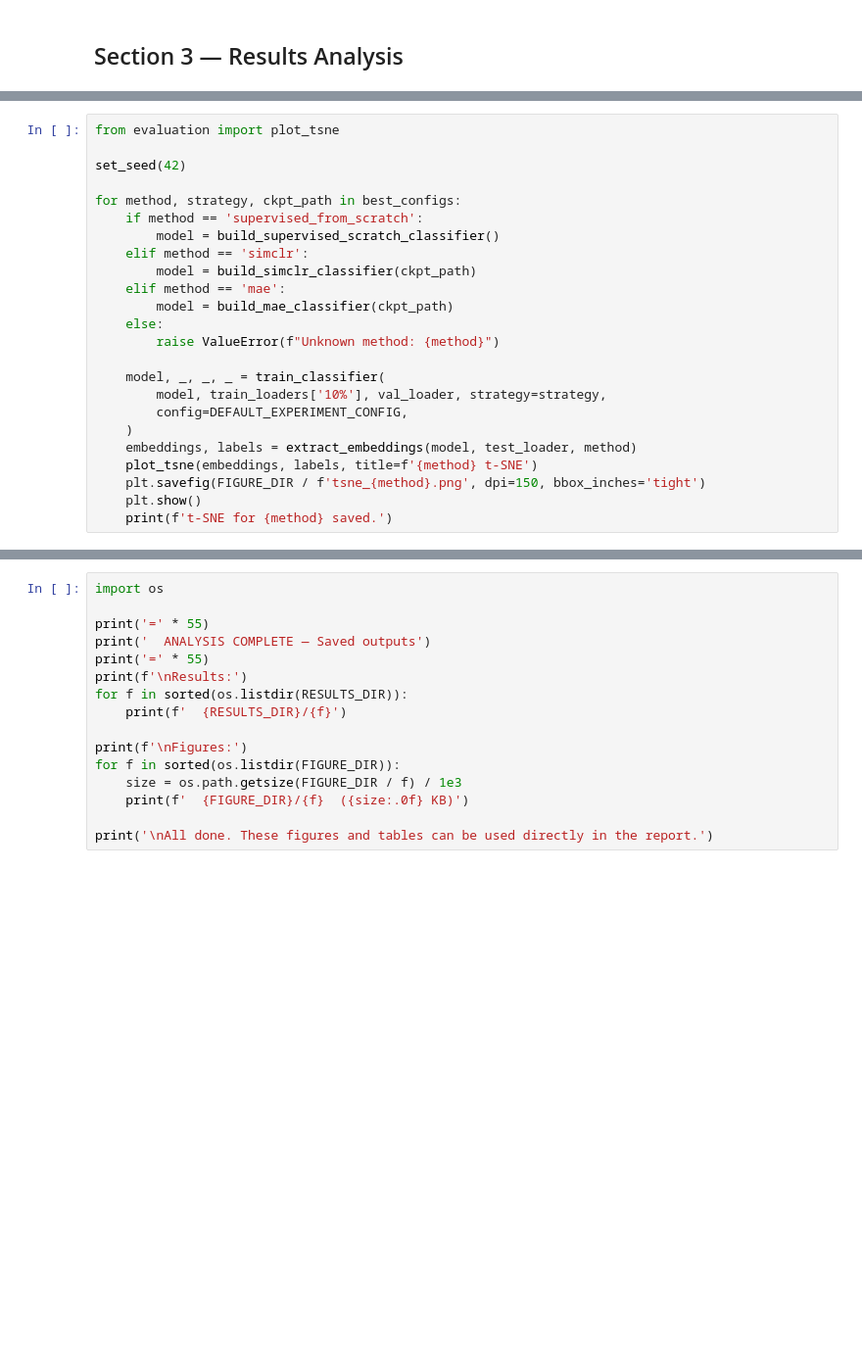
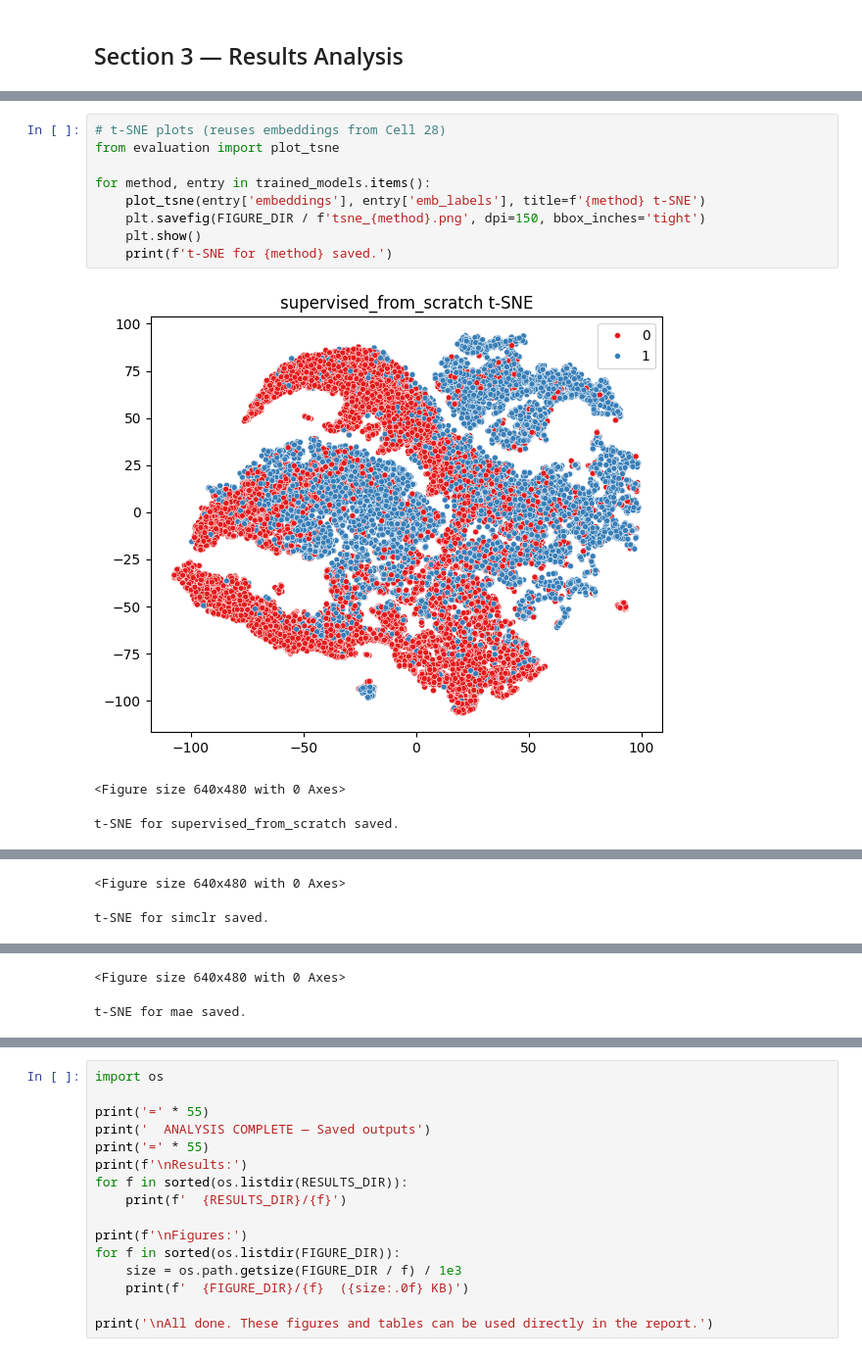
Before and after one commit to Friedrich-233/ST456_GroupProject, a Jupyter notebook: main.ipynb, the cells around one changed output, grey strips where cells are left out. Shown at 98% size. Drawn from its saved outputs; the diff is of its cells as text; blank space fills up the shorter version.

```diff
--- a/main.ipynb
+++ b/main.ipynb
@@ -438,24 +608,13 @@ plt.show()
 # %%
+# t-SNE plots (reuses embeddings from Cell 28)
 from evaluation import plot_tsne
 
-set_seed(42)
-
-for method, strategy, ckpt_path in best_configs:
-    if method == 'supervised_from_scratch':
-        model = build_supervised_scratch_classifier()
-    elif method == 'simclr':
-        model = build_simclr_classifier(ckpt_path)
-    elif method == 'mae':
-        model = build_mae_classifier(ckpt_path)
-    else:
-        raise ValueError(f"Unknown method: {method}")
-
-    model, _, _, _ = train_classifier(
-        model, train_loaders['10%'], val_loader, strategy=strategy,
-        config=DEFAULT_EXPERIMENT_CONFIG,
-    )
-    embeddings, labels = extract_embeddings(model, test_loader, method)
-    plot_tsne(embeddings, labels, title=f'{method} t-SNE')
+for method, entry in trained_models.items():
+    plot_tsne(entry['embeddings'], entry['emb_labels'], title=f'{method} t-SNE')
     plt.savefig(FIGURE_DIR / f'tsne_{method}.png', dpi=150, bbox_inches='tight')
     plt.show()
     print(f't-SNE for {method} saved.')
+# %% [output]
+[figure, added]
+<Figure size 640x480 with 0 Axes>
+t-SNE for supervised_from_scratch saved.
@@ -461,0 +622,2 @@ for method, strategy, ckpt_path in best_configs:
+<Figure size 640x480 with 0 Axes>
+t-SNE for simclr saved.
@@ -462 +625,3 @@ for method, strategy, ckpt_path in best_configs:
+<Figure size 640x480 with 0 Axes>
+t-SNE for mae saved.
 # %%
```
Also changed, not shown: parts of 17 cells of this notebook, 1 other file.
